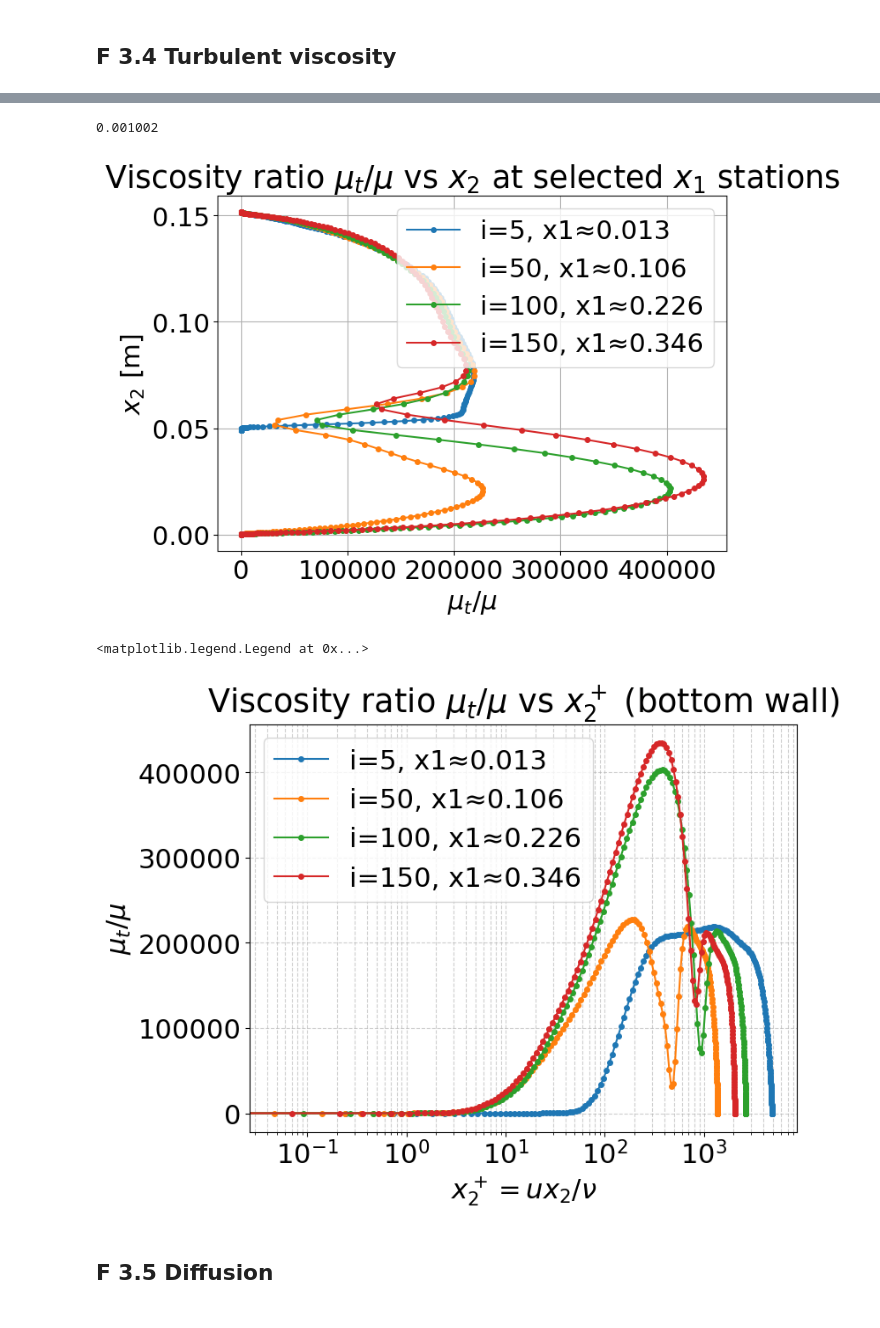
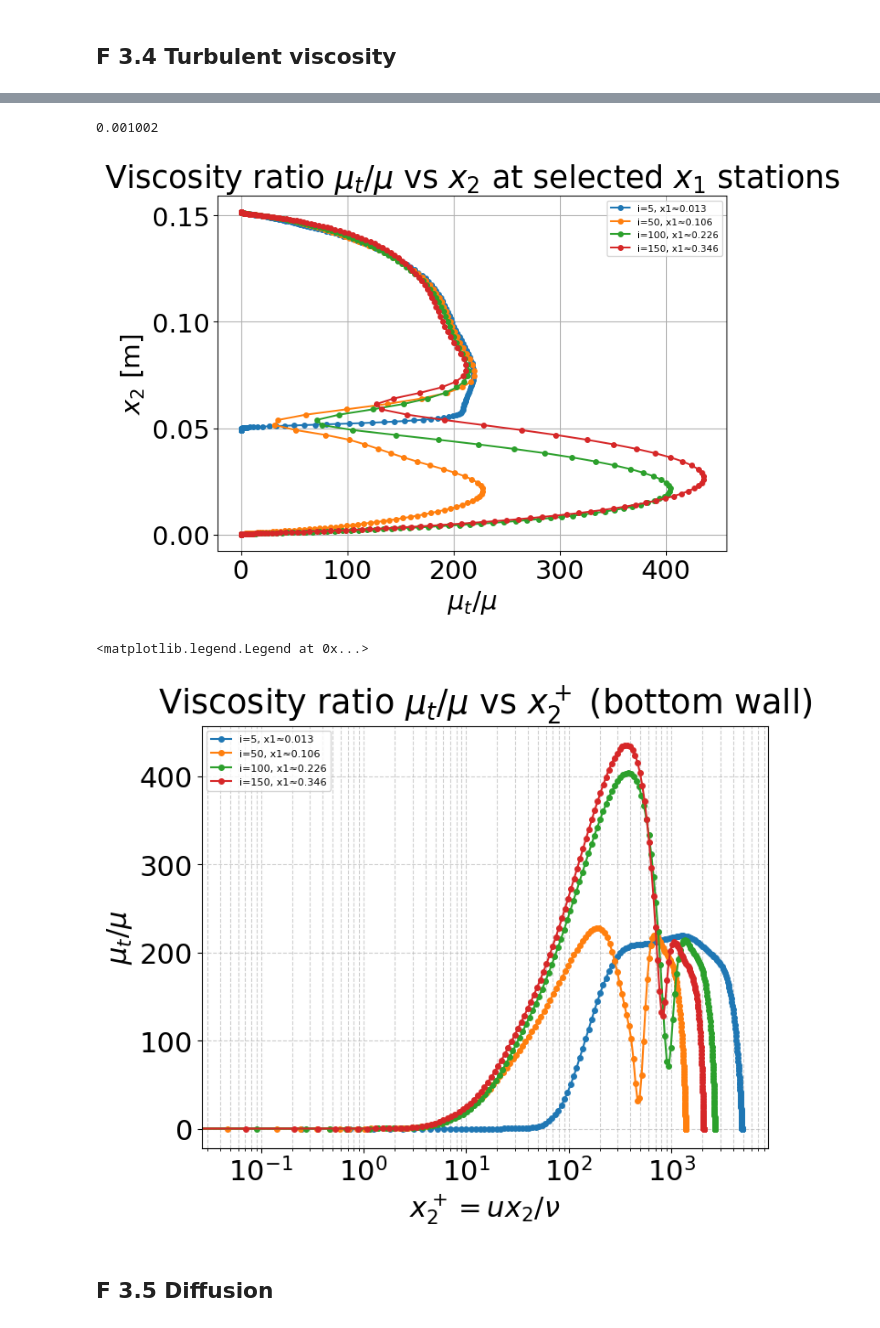
Before and after one commit to MartinStjernkvist/Applied-Mechanics, a Jupyter notebook: TME226/A2/Assignment_2.ipynb, the cells around one changed output, grey strips where cells are left out. Saved outputs shown, nothing was run; the diff lists cells and outputs as text; code cells hidden in the pictures.

```diff
--- a/TME226/A2/Assignment_2.ipynb
+++ b/TME226/A2/Assignment_2.ipynb
@@ -254,7 +260,7 @@ i = 8 Max vorticity at i = 981.2270098312783
 # %% [markdown]
 ## F 3.4 Turbulent viscosity
 # %%
-mu_t = vist_2d * rho  # Kinematic viscosity
+mu_t = vist_2d   # Kinematic viscosity
 ratio = mu_t / mu # Turbulent viscosity to dynamic viscosity ratio
 
 display(ratio)
@@ -289,17 +294,0 @@ array([[0.        , 0.00913181, 0.2385391 , ..., 0.03550859, 0.00095986,
-# %%
-plt.figure(figsize=(10,6))
-i = 50
-plt.plot(ratio[i,:], x2_2d[i,:], 'o-', label=f'i={i}, x1≈{x1_2d[i,0]:.3f}')
-i = 100
-plt.plot(ratio[i,:], x2_2d[i,:], 'o-', label=f'i={i}, x1≈{x1_2d[i,0]:.3f}')
-i = 150
-plt.plot(ratio[i,:], x2_2d[i,:], 'o-', label=f'i={i}, x1≈{x1_2d[i,0]:.3f}')
-i = 199
-plt.plot(ratio[i,:], x2_2d[i,:], 'o-', label=f'i={i}, x1≈{x1_2d[i,0]:.3f}')
-plt.ylabel('$x_2$')
-plt.xlabel('Skin friction')
-plt.title('Skin friction vs x1 position')
-plt.grid(True)
-plt.tight_layout()
-plt.legend()
-plt.show()
@@ -334,37 +321,40 @@ indices = [5, 50, 100, 150]  # Indices of x1 stations to plot
 # Plotting mu_t/mu versus x2 for selected x1 stations
 plt.figure(figsize=(8,6))
 for i in indices:
     plt.plot(ratio[i, :], x2_2d[i, :], '-o', markersize=4, label=f'i={i}, x1≈{x1_2d[i,0]:.3f}')
 plt.xlabel(r'$\mu_t/\mu$')
 plt.ylabel(r'$x_2$ [m]')
 plt.title(r'Viscosity ratio $\mu_t/\mu$ vs $x_2$ at selected $x_1$ stations')
 plt.grid(True)
-plt.legend(loc='best')
+plt.legend(loc='best', fontsize=8)
 plt.tight_layout()
 plt.show()
 
 # Plotting mu_t/mu versus x2+ for selected x1 stations
 plt.figure(figsize=(8,6))
 for i in indices:
     # sort by x2+ so curve is monotonic
     x2p = x2plus_bottom[i, :].copy()
     y = ratio[i, :].copy()
     order = np.argsort(x2p)
     x2p_s = x2p[order]
     y_s = y[order]
     plt.plot(x2p_s, y_s, '-o', markersize=4, label=f'i={i}, x1≈{x1_2d[i,0]:.3f}')
 
 plt.xscale('log')
 plt.xlabel(r'$x_2^+ = ux_2 / \nu$')
 plt.ylabel(r'$\mu_t/\mu$')
 plt.title(r'Viscosity ratio $\mu_t/\mu$ vs $x_2^+$ (bottom wall)')
 plt.grid(True, which='both', ls='--', alpha=0.6)
-plt.legend(loc='best')
+plt.legend(loc='best', fontsize=8)
+
+
+# Zoom in meaning x2_wall_dist = 5
 # %% [output]
 0.001002
-[figure, old version]
+[figure, new version]
 <matplotlib.legend.Legend at 0x...>
-[figure, old version]
+[figure, new version]
 # %% [markdown]
 ## F 3.5 Diffusion
 # %%
```
Also changed, not shown: parts of 6 cells of this notebook, 2 other files.
